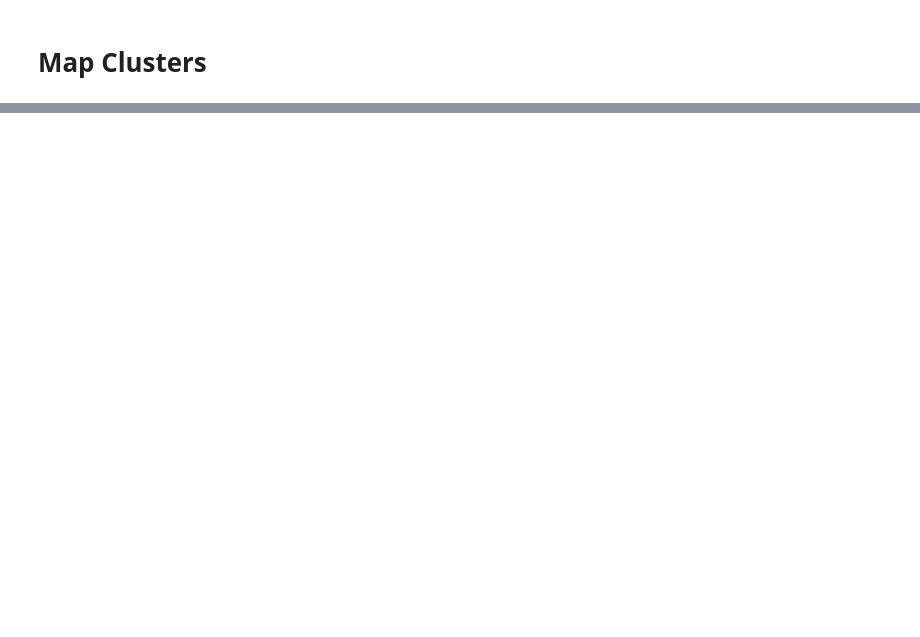
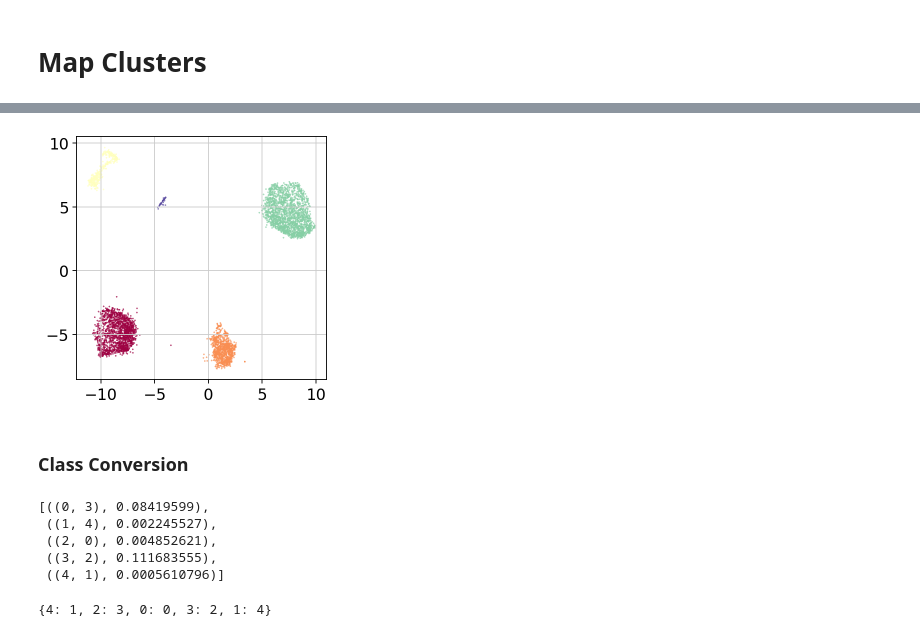
Before and after one commit to SamuelzXu/immune-challenge, a Jupyter notebook: Umap-experiment.ipynb, the cells around one changed output, grey strips where cells are left out. Drawn from its saved outputs; the diff is of its cells as text; code cells hidden in the pictures; blank space fills up the shorter version.

```diff
--- a/Umap-experiment.ipynb
+++ b/Umap-experiment.ipynb
@@ -345,0 +534,4 @@ q3 = proportions_clusters(cats_db)
+# %%
+pert_cudata = cudf.DataFrame(adata_pert_copy)
+
+output = pca_train.transform(pert_cudata)
@@ -345,0 +551,2 @@ q3 = proportions_clusters(cats_db)
+# %%
+p_embed = reducer.transform(output)
@@ -345,0 +607,22 @@ q3 = proportions_clusters(cats_db)
+# %%
+thresh = 0.0
+
+hdbscan = HDBSCAN(min_samples=10,
+    min_cluster_size=10,)
+
+clusters_p = hdbscan.fit_predict(p_embed)
+
+clustered = [p > thresh for p in hdbscan.probabilities_.to_numpy()]
+
+p_dn = p_embed[clustered]
+p_labels = hdbscan.labels_[clustered].to_numpy()
+
+plt.scatter(p_dn.to_numpy()[:,0],
+            p_dn.to_numpy()[:,1],
+            c=p_labels,
+            s=0.13,
+            cmap='Spectral');
+# %% [output]
+[figure, added]
+# %% [markdown]
+### Class Conversion
@@ -345,0 +635,8 @@ q3 = proportions_clusters(cats_db)
+# %%
+dists
+# %% [output]
+[((0, 3), 0.08419599),
+ ((1, 4), 0.002245527),
+ ((2, 0), 0.004852621),
+ ((3, 2), 0.111683555),
+ ((4, 1), 0.0005610796)]
@@ -345,0 +647,4 @@ q3 = proportions_clusters(cats_db)
+# %%
+t_to_orig_map
+# %% [output]
+{4: 1, 2: 3, 0: 0, 3: 2, 1: 4}
```
Also changed, not shown: parts of 87 cells of this notebook.
